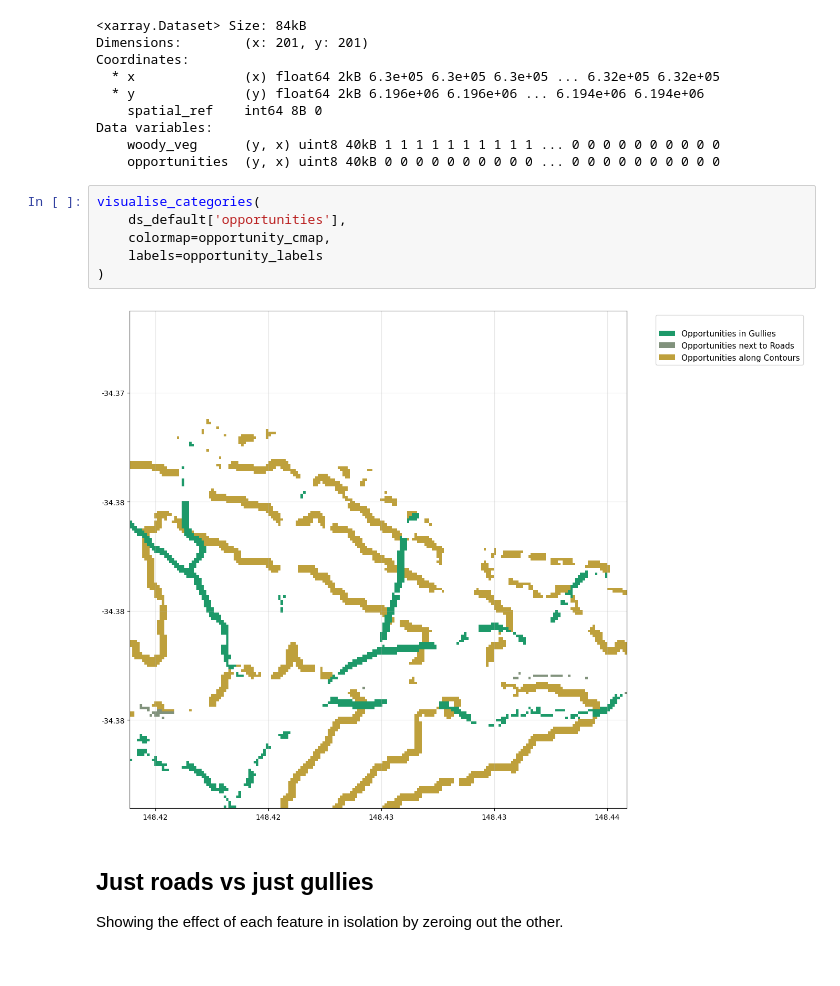
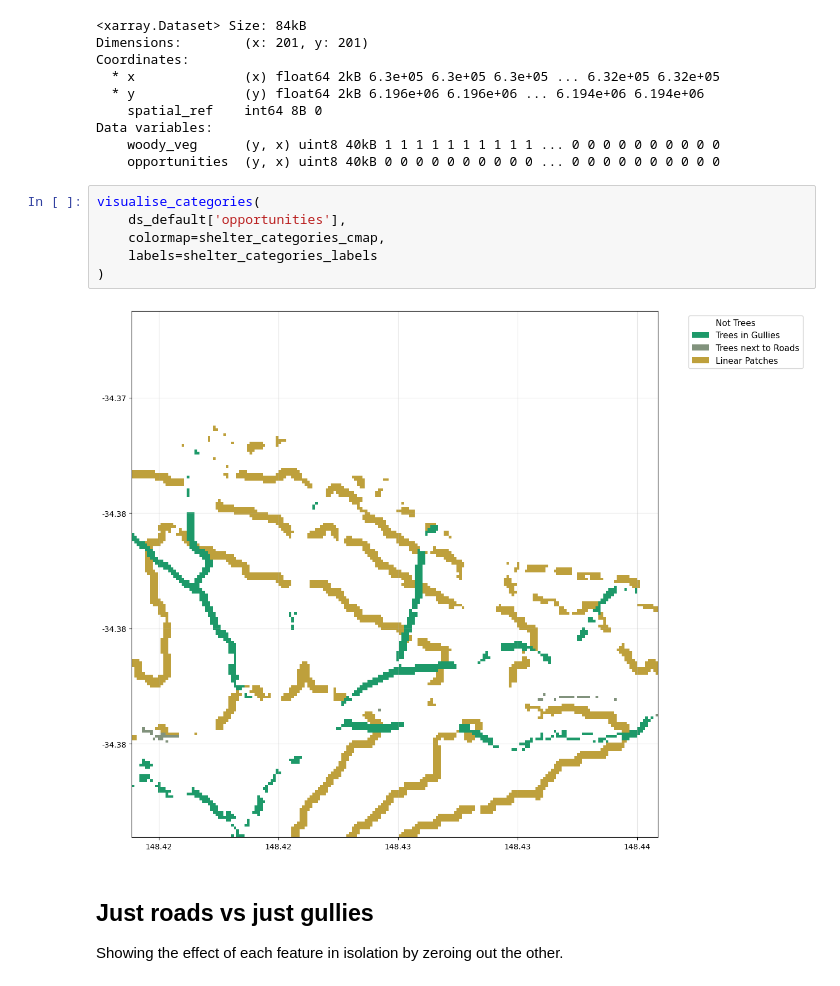
Before and after one commit to ChristopherBradley/shelterbelts, a Jupyter notebook: examples/indices/demo_opportunities.ipynb, the cells around one changed output. Saved outputs shown, nothing was run; the diff lists cells and outputs as text.

```diff
--- a/examples/indices/demo_opportunities.ipynb
+++ b/examples/indices/demo_opportunities.ipynb
@@ -41,11 +41,11 @@ Data variables:
 # %%
 visualise_categories(
     ds_default['opportunities'],
-    colormap=opportunity_cmap,
-    labels=opportunity_labels
+    colormap=shelter_categories_cmap,
+    labels=shelter_categories_labels
 )
 # %% [output]
-[figure, old version]
+[figure, new version]
 # %% [markdown]
 ## Just roads vs just gullies
 
```
Also changed, not shown: parts of 6 cells of this notebook, 10 other files.
